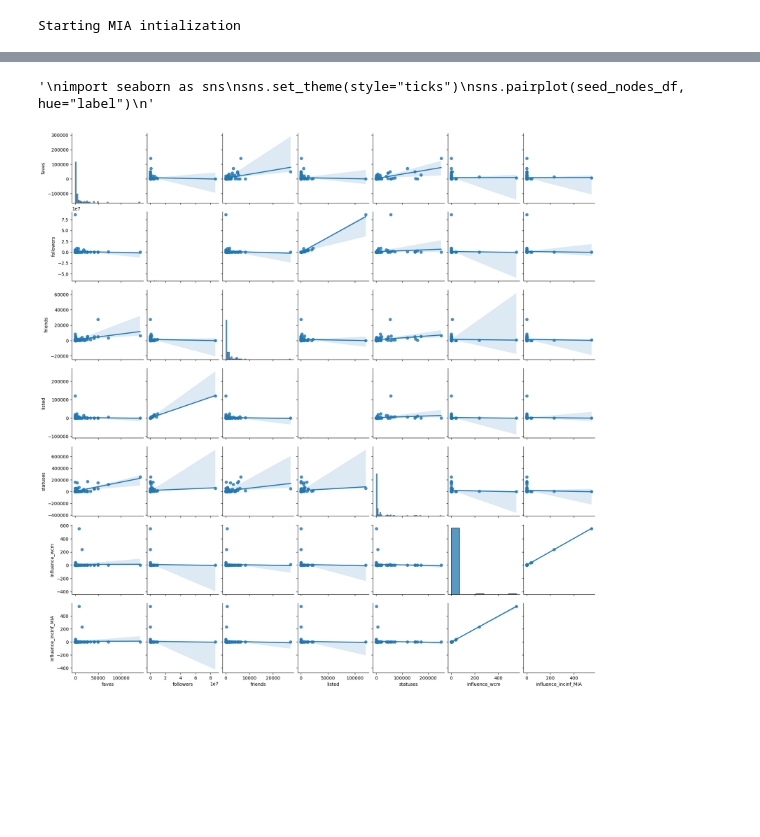
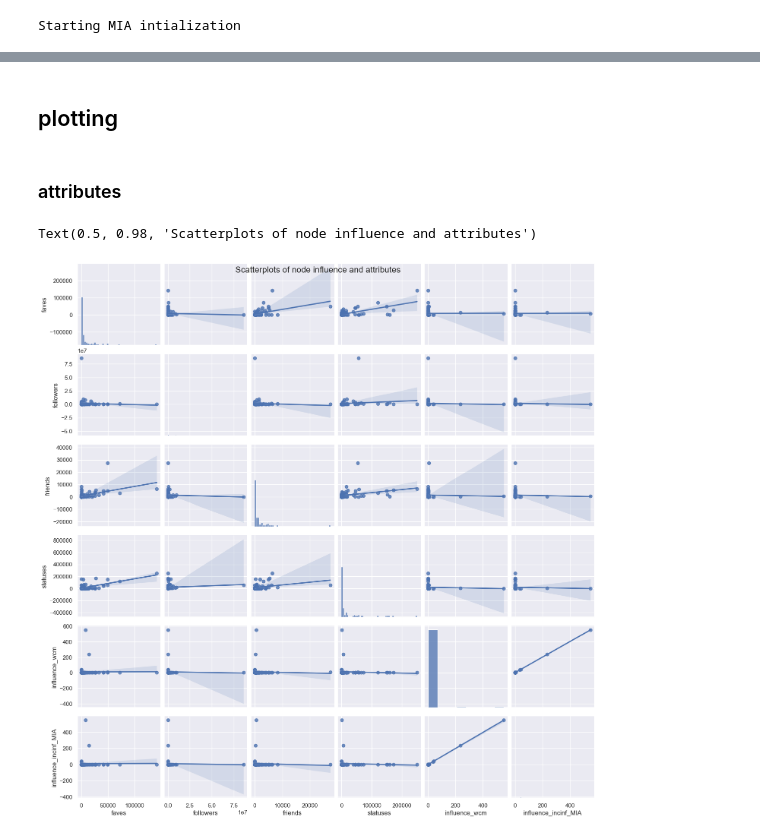
Before and after one commit to davidguzmanp/Influence-Maximization-in-Twitter-as-a-Social-Network-Graph, a Jupyter notebook: David/top_influencer_correlations.ipynb, the cells around one changed output, grey strips where cells are left out. Saved outputs shown, nothing was run; the diff lists cells and outputs as text; code cells hidden in the pictures; blank space fills up the shorter version.

```diff
--- a/David/top_influencer_correlations.ipynb
+++ b/David/top_influencer_correlations.ipynb
@@ -128,8 +130,8 @@ seed = ['principe_giovan',
 #get the attributes of the nodes whose labels are in the seed
 seed_nodes = [pb2020.nodes[node] for node in seed]
 # for the nodes in seed_nodes, get all attributes and store them in a pandas dataframe
-seed_nodes_df = pd.DataFrame(seed_nodes)
+seed_nodes_and_attributes_df = pd.DataFrame(seed_nodes)
 #add the labels of the nodes to the dataframe as the first column
-seed_nodes_df.insert(0, 'label', seed)
+seed_nodes_and_attributes_df.insert(0, 'label', seed)
 # %%
 #drop all columns after the statuses
@@ -144,7 +146,7 @@ for label in new_seed:
     activate_nums = weighted_cascade_model_2020.monte_carlo_diffusion_all([label], num_simulations=100)
     individual_influence.append(sum(activate_nums))
 # %%
-seed_nodes_df['influence_wcm'] = individual_influence
+seed_nodes_and_attributes_df['influence_wcm'] = individual_influence
 # %% [markdown]
 ### adding Incinf of MIA as a metric for ifluence
 # %%
@@ -171,5 +173,5 @@ Incinf = mia.initial_incinf(pb2020_weighted_cascade, 0.1)
 # %% [output]
 Starting MIA intialization
 # %%
-#add influence to the seed_nodes_df where label is the same as the key in Incinf
-seed_nodes_df['influence_incinf_MIA'] = seed_nodes_df['label'].map(dict(Incinf))
+#add influence to the seed_nodes_and_attributes_df where label is the same as the key in Incinf
+seed_nodes_and_attributes_df['influence_incinf_MIA'] = seed_nodes_and_attributes_df['label'].map(dict(Incinf))
@@ -199,13 +261,12 @@ seed_nodes_df.head(30)
+# %% [markdown]
+## plotting
+# %% [markdown]
+### attributes
 # %%
 # plot scatterplots for each attribute in one plot wiht seaborn with correlation lines and coefficients numbers added to the plot
-import seaborn as sns
-sns.pairplot(seed_nodes_df, kind="reg")
-
-"""
-import seaborn as sns
-sns.set_theme(style="ticks")
-sns.pairplot(seed_nodes_df, hue="label")
-"""
+sns.pairplot(seed_nodes_and_attributes_df, kind="reg")
+#add title to the plot
+plt.suptitle('Scatterplots of node influence and attributes', fontsize=16)
 # %% [output]
-'\nimport seaborn as sns\nsns.set_theme(style="ticks")\nsns.pairplot(seed_nodes_df, hue="label")\n'
+Text(0.5, 0.98, 'Scatterplots of node influence and attributes')
-[figure, old version]
+[figure, new version]
```
Also changed, not shown: parts of 25 cells of this notebook, 11 other files.
